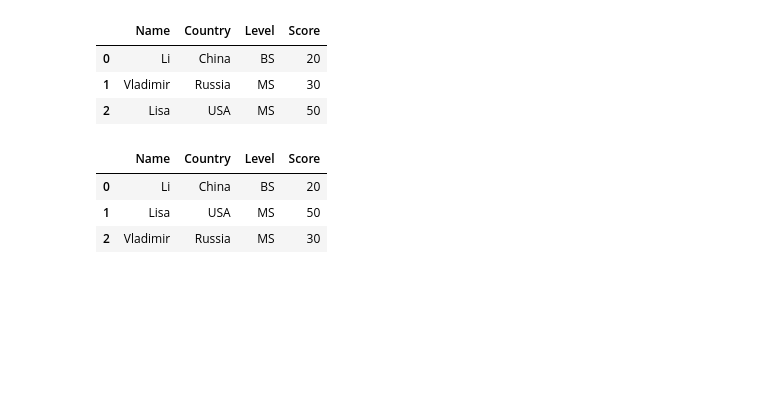
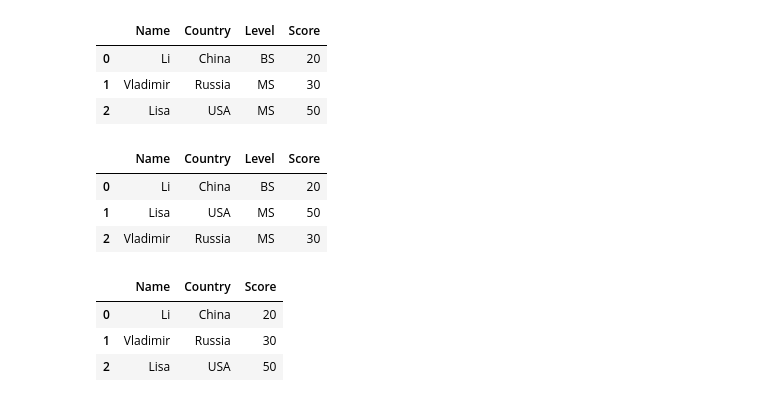
Before and after one commit to ArmanVasilovich/python_spbu, a Jupyter notebook: October-28/October-28-Pandas.ipynb, the cells around one changed output. Drawn from its saved outputs; the diff is of its cells as text; code cells hidden in the pictures; blank space fills up the shorter version.

Commit message:
New DataFrame (d1 and d3)

```diff
--- a/October-28/October-28-Pandas.ipynb
+++ b/October-28/October-28-Pandas.ipynb
@@ -791,3 +791,14 @@ d1.merge(d2, how='outer')
 | 0 | Li | China | BS | 20 |
 | 1 | Lisa | USA | MS | 50 |
 | 2 | Vladimir | Russia | MS | 30 |
+# %%
+d3 = {'Name': ['Li', 'Vladimir', 'Lisa'],
+      'Country': ['China', 'Russia', 'USA'],
+      'Score': [20, 30, 50]}
+d3 = pd.DataFrame(d3)
+d3
+# %% [output]
+|  | Name | Country | Score |
+| 0 | Li | China | 20 |
+| 1 | Vladimir | Russia | 30 |
+| 2 | Lisa | USA | 50 |
```
Also changed, not shown: parts of 1 cell of this notebook.
